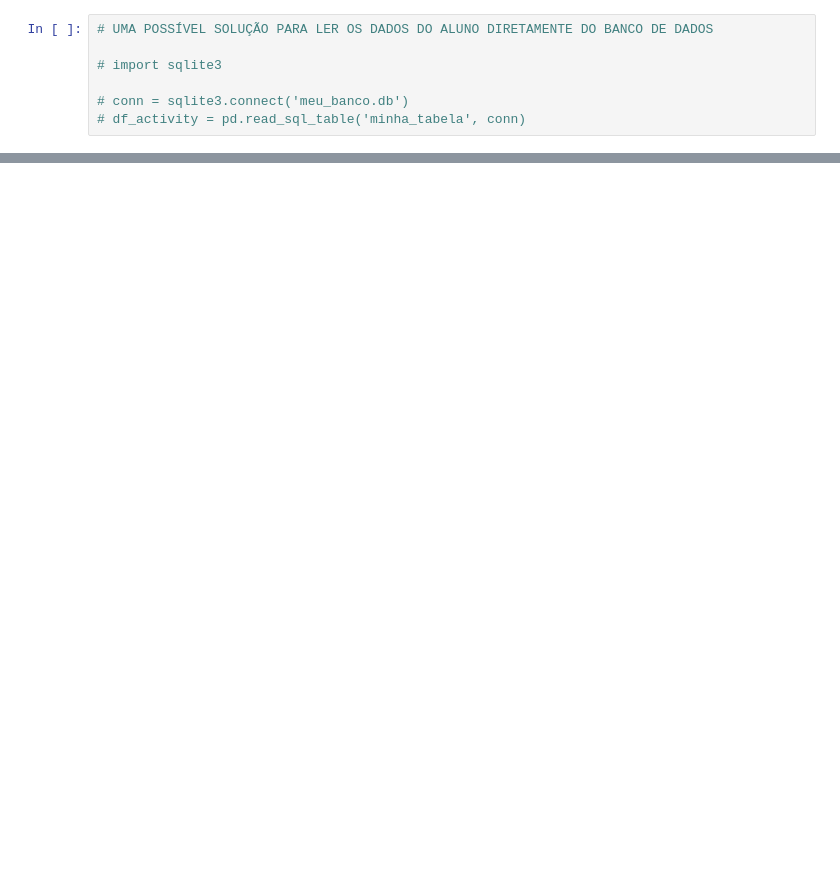
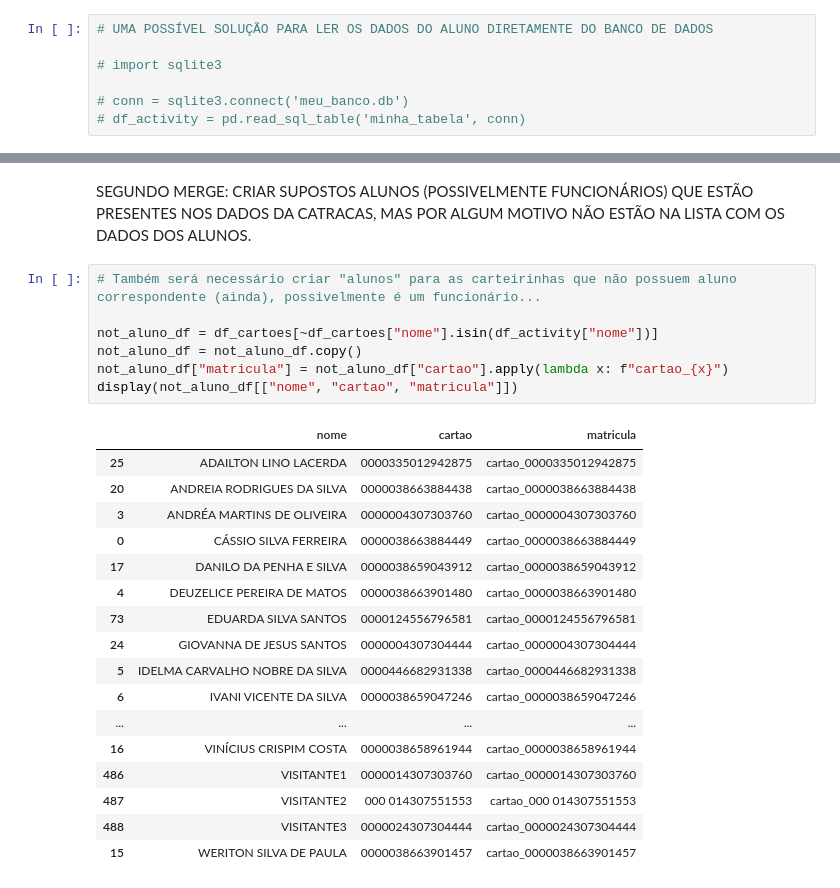
Before and after one commit to viniciusccosta/TopSoft, a Jupyter notebook: merge.ipynb, the cells around one changed output, grey strips where cells are left out. Cells and saved outputs as stored; diff of their text form; blank space fills up the shorter version.

```diff
--- a/merge.ipynb
+++ b/merge.ipynb
@@ -81,0 +207,27 @@ for index, row in df_merged.iterrows():
+# %% [markdown]
+SEGUNDO MERGE: CRIAR SUPOSTOS ALUNOS (POSSIVELMENTE FUNCIONÁRIOS) QUE ESTÃO PRESENTES NOS DADOS DA CATRACAS, MAS POR ALGUM MOTIVO NÃO ESTÃO NA LISTA COM OS DADOS DOS ALUNOS.
+# %%
+# Também será necessário criar "alunos" para as carteirinhas que não possuem aluno correspondente (ainda), possivelmente é um funcionário...
+
+not_aluno_df = df_cartoes[~df_cartoes["nome"].isin(df_activity["nome"])]
+not_aluno_df = not_aluno_df.copy()
+not_aluno_df["matricula"] = not_aluno_df["cartao"].apply(lambda x: f"cartao_{x}")
+display(not_aluno_df[["nome", "cartao", "matricula"]])
+# %% [output]
+|  | nome | cartao | matricula |
+| 25 | ADAILTON LINO LACERDA | 0000335012942875 | cartao_0000335012942875 |
+| 20 | ANDREIA RODRIGUES DA SILVA | 0000038663884438 | cartao_0000038663884438 |
+| 3 | ANDRÉA MARTINS DE OLIVEIRA | 0000004307303760 | cartao_0000004307303760 |
+| 0 | CÁSSIO SILVA FERREIRA | 0000038663884449 | cartao_0000038663884449 |
+| 17 | DANILO DA PENHA E SILVA | 0000038659043912 | cartao_0000038659043912 |
+| 4 | DEUZELICE PEREIRA DE MATOS | 0000038663901480 | cartao_0000038663901480 |
+| 73 | EDUARDA SILVA SANTOS | 0000124556796581 | cartao_0000124556796581 |
+| 24 | GIOVANNA DE JESUS SANTOS | 0000004307304444 | cartao_0000004307304444 |
+| 5 | IDELMA CARVALHO NOBRE DA SILVA | 0000446682931338 | cartao_0000446682931338 |
+| 6 | IVANI VICENTE DA SILVA | 0000038659047246 | cartao_0000038659047246 |
+| ... | ... | ... | ... |
+| 16 | VINÍCIUS CRISPIM COSTA | 0000038658961944 | cartao_0000038658961944 |
+| 486 | VISITANTE1 | 0000014307303760 | cartao_0000014307303760 |
+| 487 | VISITANTE2 | 000 014307551553 | cartao_000 014307551553 |
+| 488 | VISITANTE3 | 0000024307304444 | cartao_0000024307304444 |
+| 15 | WERITON SILVA DE PAULA | 0000038663901457 | cartao_0000038663901457 |
```
Also changed, not shown: parts of 13 cells of this notebook.
